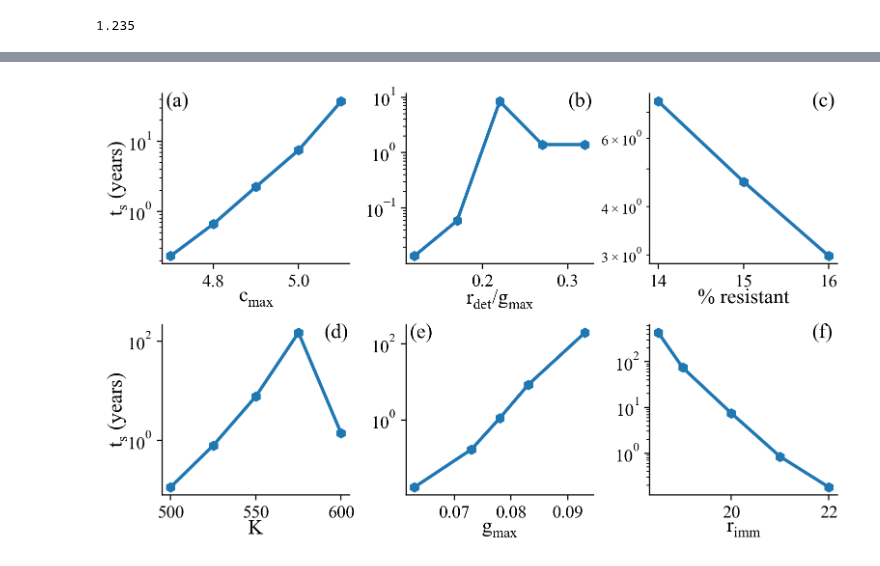
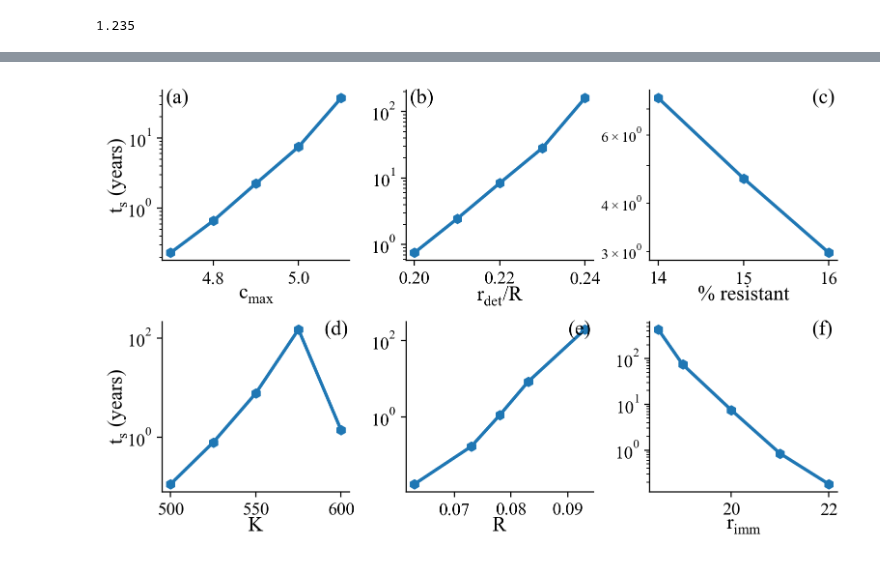
Before and after one commit to patricksinclair/multispecies_postprocessing, a Jupyter notebook: geno_distbs/varying_susceps/ttf_analyser.ipynb, the cells around one changed output, grey strips where cells are left out. Saved outputs shown, nothing was run; the diff lists cells and outputs as text; code cells hidden in the pictures.

Commit message:
improved plots further

```diff
--- a/geno_distbs/varying_susceps/ttf_analyser.ipynb
+++ b/geno_distbs/varying_susceps/ttf_analyser.ipynb
@@ -21,7 +21,7 @@ rImm_session2_string = "-session2"
 
 g_max_vals = [0.063, 0.073, 0.078, 0.083, 0.093]
 K_vals = [500, 525, 550, 575, 600] #[350, 450, 550, 650, 750]
-det_ratio_vals = [dr for dr in np.arange(0.12, 0.32+0.05, 0.05)]
+det_ratio_vals = [dr for dr in np.arange(0.2, 0.24+0.01, 0.01)]
 pc_res_vals = [14., 15., 16.]
 # %%
 num = 1.23456
@@ -103,7 +103,7 @@ ttf_16pcres_vs_rImm = getListOfDataFramesForModelParam("time_to_failure_data_vs_
 # %%
 ttf_vs_pc_res = [ttf_14pcres_vs_cmax[-2], ttf_15pcres_vs_cmax[-2], ttf_16pcres_vs_cmax[-2]] # get the different % resistant runs. [-2] is the index of the default c_max vals
 # %%
-ttf_14pcres_vs_g_max = getListOfDataFramesForModelParam("time_to_failure_vs_g_max", "g_max", 14, g_max_vals, n_sig_figs=3)
+ttf_14pcres_vs_g_max = getListOfDataFramesForModelParam("time_to_failure_vs_g_max_OLD", "g_max", 14, g_max_vals, n_sig_figs=3)
 ttf_14pcres_vs_K = getListOfDataFramesForModelParam("time_to_failure_vs_K", "K", 14, K_vals, n_sig_figs=3)
 ttf_14pcres_vs_det_ratio = getListOfDataFramesForModelParam("time_to_failure_vs_deterioration_ratio", "deterioration_ratio", 14, det_ratio_vals, n_sig_figs=3)
 # %%
@@ -340,35 +340,35 @@ def plot_ttf_vs_x_param(ttf_vs_x_param_list):
     i = 0
     for ax, ttf_tuple, letter in zip(axes.flatten(), ttf_vs_x_param_list, letters):
 
         var_x_vals, ttf_y_vals, var_label = ttf_tuple
 
         ax.plot(var_x_vals, ttf_y_vals, marker='h', ms=6, lw=2.2)
 
         #ax.set_title('$t_s$ vs '+var_label, fontsize=titleSize)
         ax.spines['right'].set_visible(False)
         ax.spines['top'].set_visible(False)
 
         ax.set_xlabel(var_label, fontsize=labelSize, labelpad=-1.4)
         if not i%(len(ttf_vs_x_param_list)//2): ax.set_ylabel('$t_s$ (years)', fontsize=labelSize, labelpad=-1) # label outer
 
-        letter_x = 0.02 if any(var_label in s for s in ["$c_{max}$", "$g_{max}$"]) else 0.865
+        letter_x = 0.02 if any(var_label in s for s in ["$c_{max}$", "$g_{max}$", "$r_{det}/R$"]) else 0.865
 
         ax.text(letter_x, 0.925, f"({letter})", transform=ax.transAxes, fontsize=14)
 
         ax.xaxis.set_tick_params(labelsize=numbersize)
         ax.yaxis.set_tick_params(labelsize=numbersize)
         ax.semilogy()
 
         i = i+1
 
 
 
     plt.savefig('ms_paper_plots/surv_time_vs_model_param.pdf', bbox_inches='tight', dpi=320)
     plt.show()
 
 plot_ttf_vs_x_param(ttf_vs_x_param_list=ttf_vs_x_list)
 # %% [output]
-[figure, old version]
+[figure, new version]
 # %%
 # # plt.plot(ttf_14pc)
 # # plt.plot(ttf_15pc)
```
Also changed, not shown: parts of 1 cell of this notebook, 3 other files.
